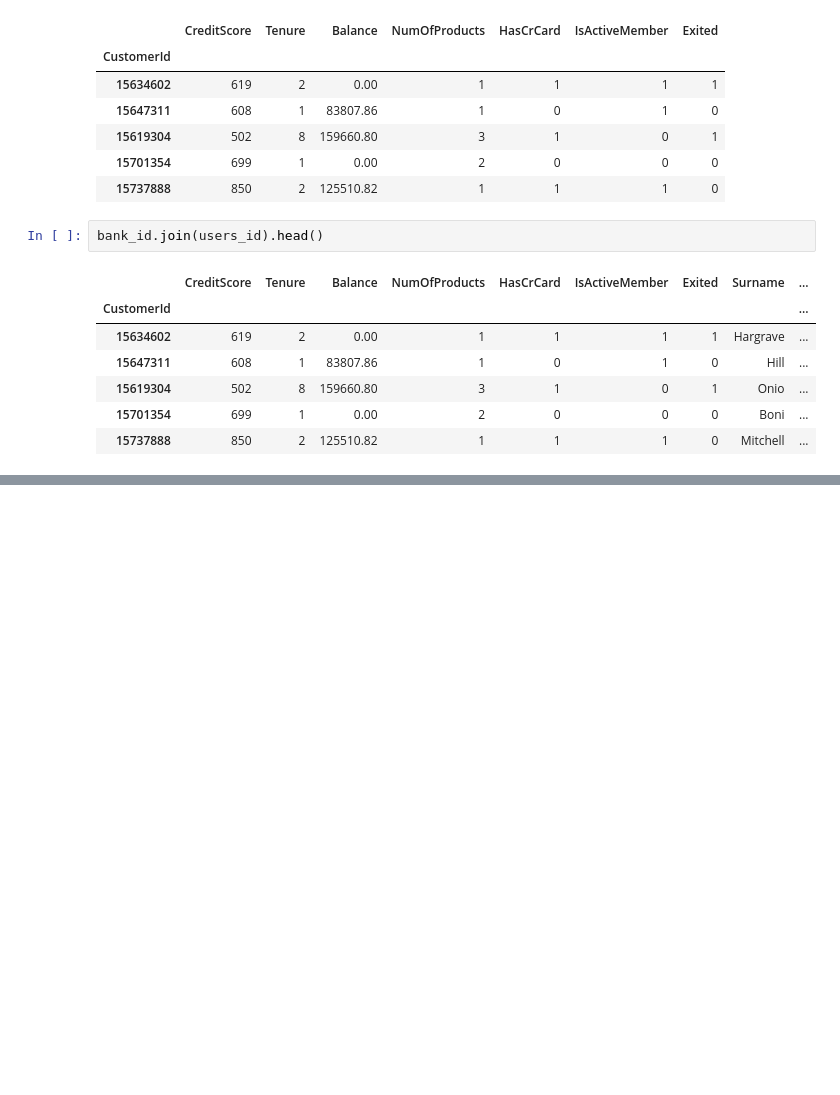
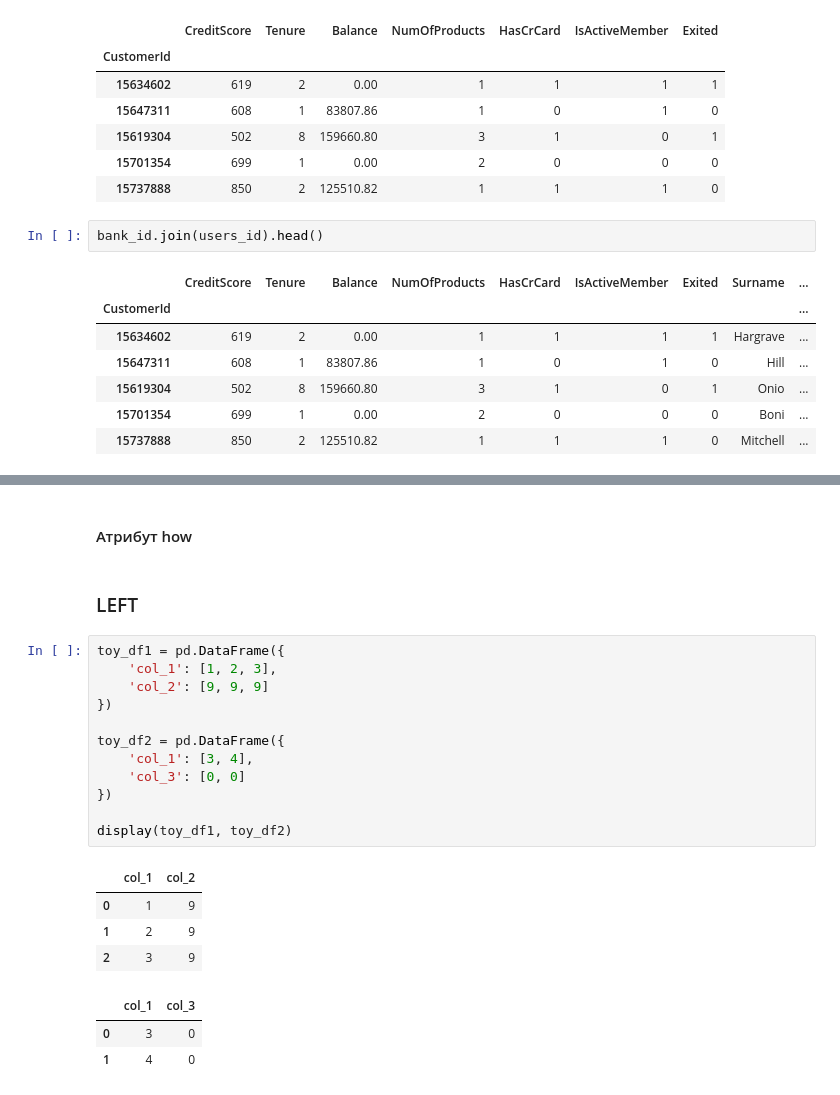
Before and after one commit to Globnsk/PYTHON, a Jupyter notebook: Less3.ipynb, the cells around one changed output, grey strips where cells are left out. Drawn from its saved outputs; the diff is of its cells as text; blank space fills up the shorter version.

```diff
--- a/Less3.ipynb
+++ b/Less3.ipynb
@@ -370,3 +370,27 @@ bank_id.join(users_id).reset_index().head()
 | 2 | 15619304 | 502 | 8 | 159660.80 | 3 | 1 | 0 | 1 | Onio | ... |
 | 3 | 15701354 | 699 | 1 | 0.00 | 2 | 0 | 0 | 0 | Boni | ... |
 | 4 | 15737888 | 850 | 2 | 125510.82 | 1 | 1 | 1 | 0 | Mitchell | ... |
+# %% [markdown]
+#### Атрибут how
+# %% [markdown]
+### LEFT
+# %%
+toy_df1 = pd.DataFrame({
+    'col_1': [1, 2, 3],
+    'col_2': [9, 9, 9]
+})
+
+toy_df2 = pd.DataFrame({
+    'col_1': [3, 4],
+    'col_3': [0, 0]
+})
+
+display(toy_df1, toy_df2)
+# %% [output]
+|  | col_1 | col_2 |
+| 0 | 1 | 9 |
+| 1 | 2 | 9 |
+| 2 | 3 | 9 |
+|  | col_1 | col_3 |
+| 0 | 3 | 0 |
+| 1 | 4 | 0 |
```
Also changed, not shown: parts of 11 cells of this notebook.
